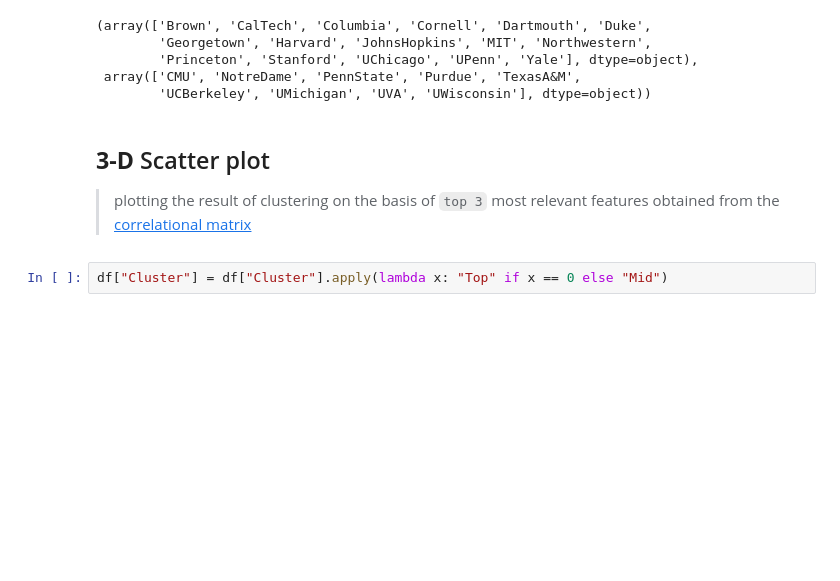
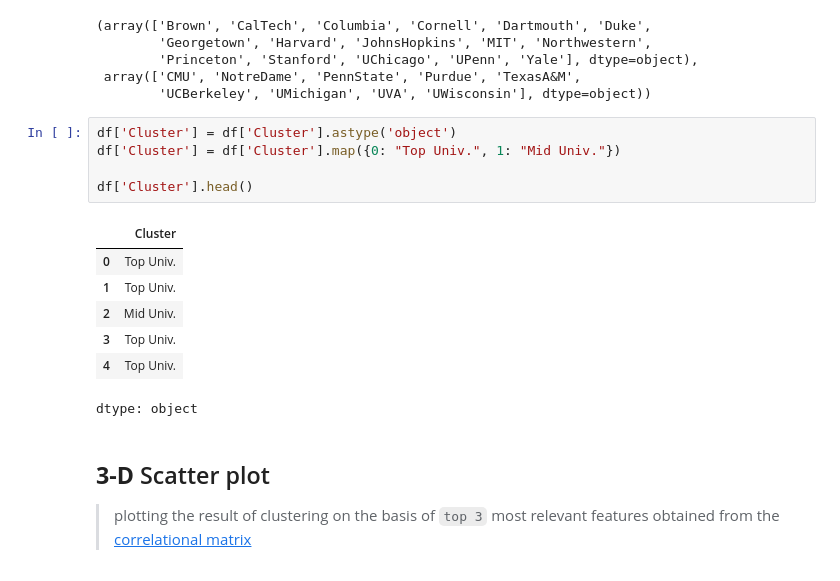
Before and after one commit to nirmit27/ds-and-ml, a Jupyter notebook: ML/KMeans_Cluster.ipynb, the cells around one changed output. Cells and saved outputs as stored; diff of their text form; blank space fills up the shorter version.

```diff
--- a/ML/KMeans_Cluster.ipynb
+++ b/ML/KMeans_Cluster.ipynb
@@ -344,11 +367,22 @@ top_univ, mid_univ
         'Princeton', 'Stanford', 'UChicago', 'UPenn', 'Yale'], dtype=object),
  array(['CMU', 'NotreDame', 'PennState', 'Purdue', 'TexasA&M',
         'UCBerkeley', 'UMichigan', 'UVA', 'UWisconsin'], dtype=object))
+# %%
+df['Cluster'] = df['Cluster'].astype('object')
+df['Cluster'] = df['Cluster'].map({0: "Top Univ.", 1: "Mid Univ."})
+
+df['Cluster'].head()
+# %% [output]
+|  | Cluster |
+| 0 | Top Univ. |
+| 1 | Top Univ. |
+| 2 | Mid Univ. |
+| 3 | Top Univ. |
+| 4 | Top Univ. |
+dtype: object
 # %% [markdown]
 ## **3-D** Scatter plot
 > plotting the result of clustering on the basis of `top 3` most relevant features obtained from the [correlational matrix](#scrollTo=PFZske7N9QNu&line=3&uniqifier=1)
-# %%
-df["Cluster"] = df["Cluster"].apply(lambda x: "Top" if x == 0 else "Mid")
 # %%
 top_features = ['Top10', 'SAT', 'Accept', 'Cluster']
 df[top_features].head()
```
Also changed, not shown: parts of 6 cells of this notebook.
